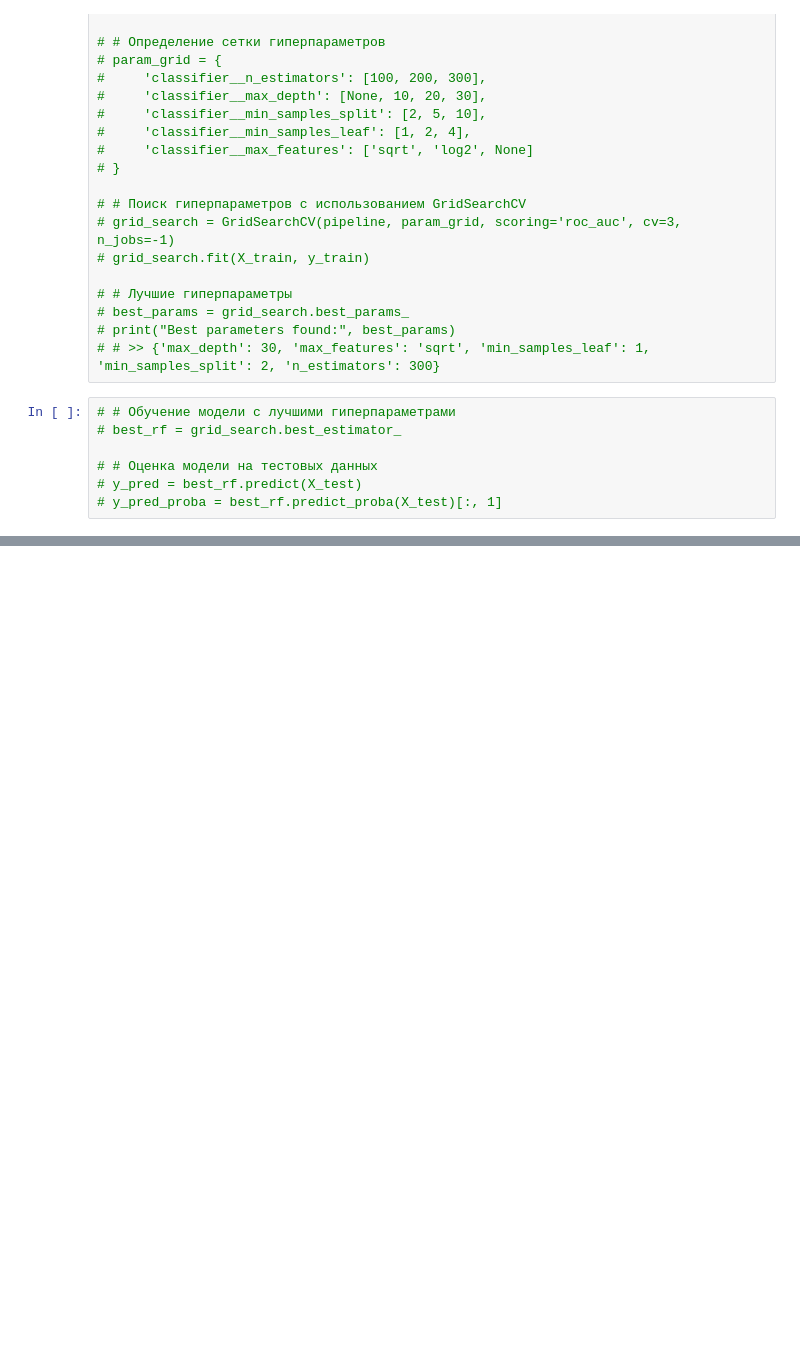
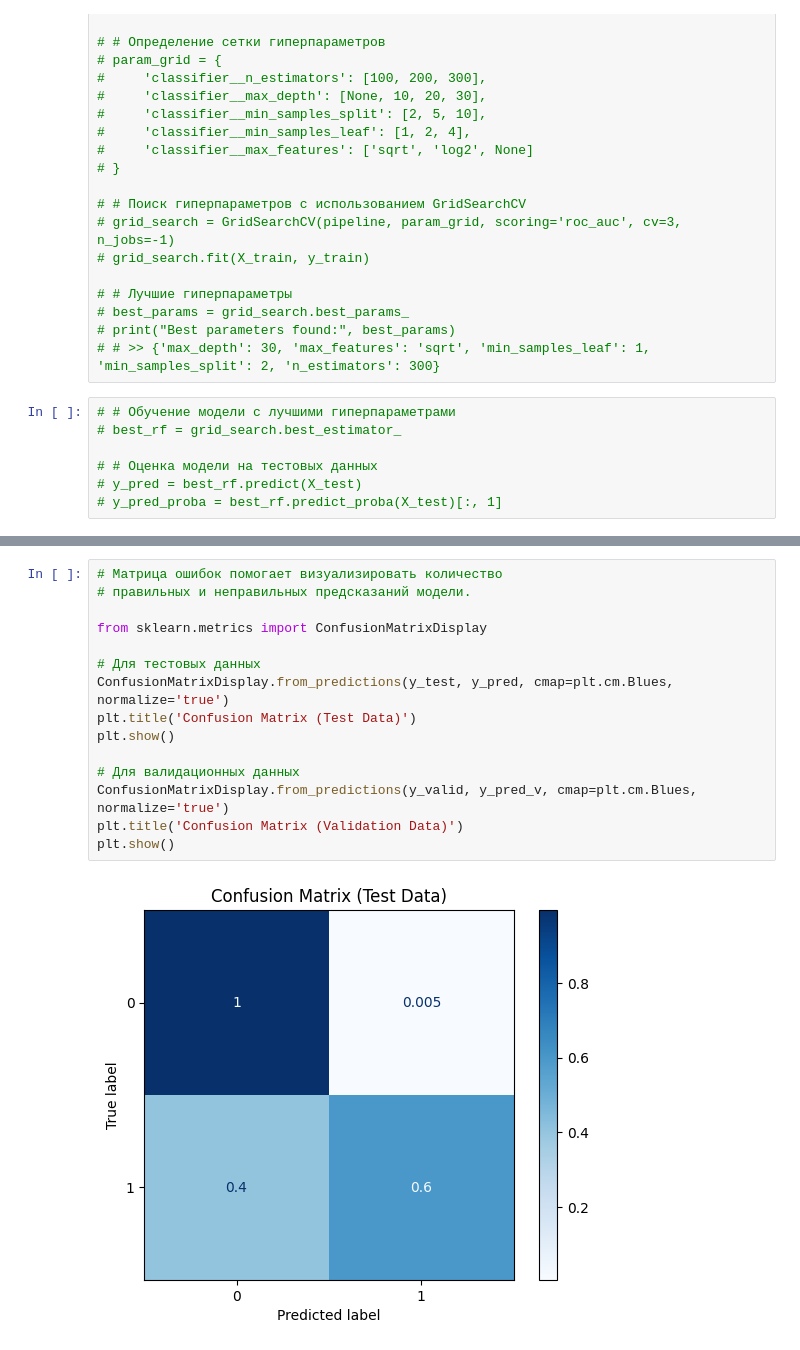
Before and after one commit to Skromnyajka/parking, a Jupyter notebook: main.ipynb, the cells around one changed output, grey strips where cells are left out. Cells and saved outputs as stored; diff of their text form; blank space fills up the shorter version.

```diff
--- a/main.ipynb
+++ b/main.ipynb
@@ -162,0 +247,17 @@ print("Отчет о классификации:\n", classification_report(y_val
+# %%
+# Матрица ошибок помогает визуализировать количество
+# правильных и неправильных предсказаний модели.
+
+from sklearn.metrics import ConfusionMatrixDisplay
+
+# Для тестовых данных
+ConfusionMatrixDisplay.from_predictions(y_test, y_pred, cmap=plt.cm.Blues, normalize='true')
+plt.title('Confusion Matrix (Test Data)')
+plt.show()
+
+# Для валидационных данных
+ConfusionMatrixDisplay.from_predictions(y_valid, y_pred_v, cmap=plt.cm.Blues, normalize='true')
+plt.title('Confusion Matrix (Validation Data)')
+plt.show()
+# %% [output]
+[figure, added]
```
Also changed, not shown: parts of 6 cells of this notebook.
